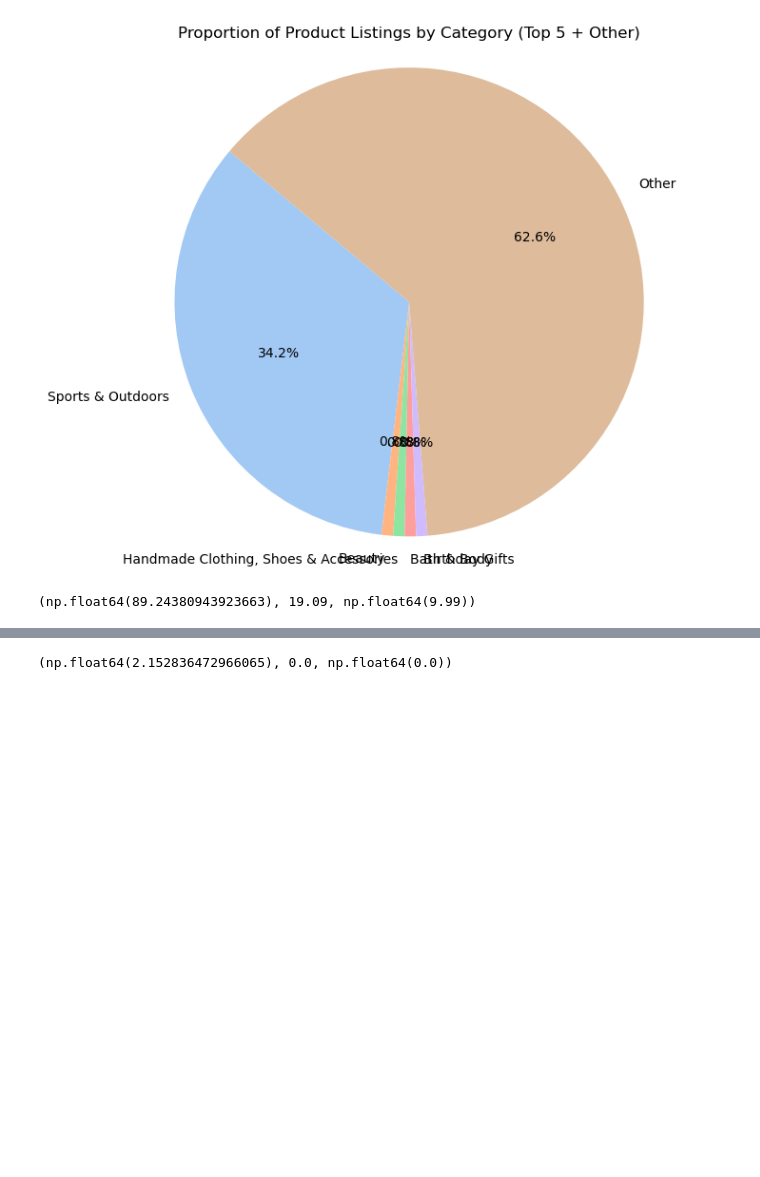
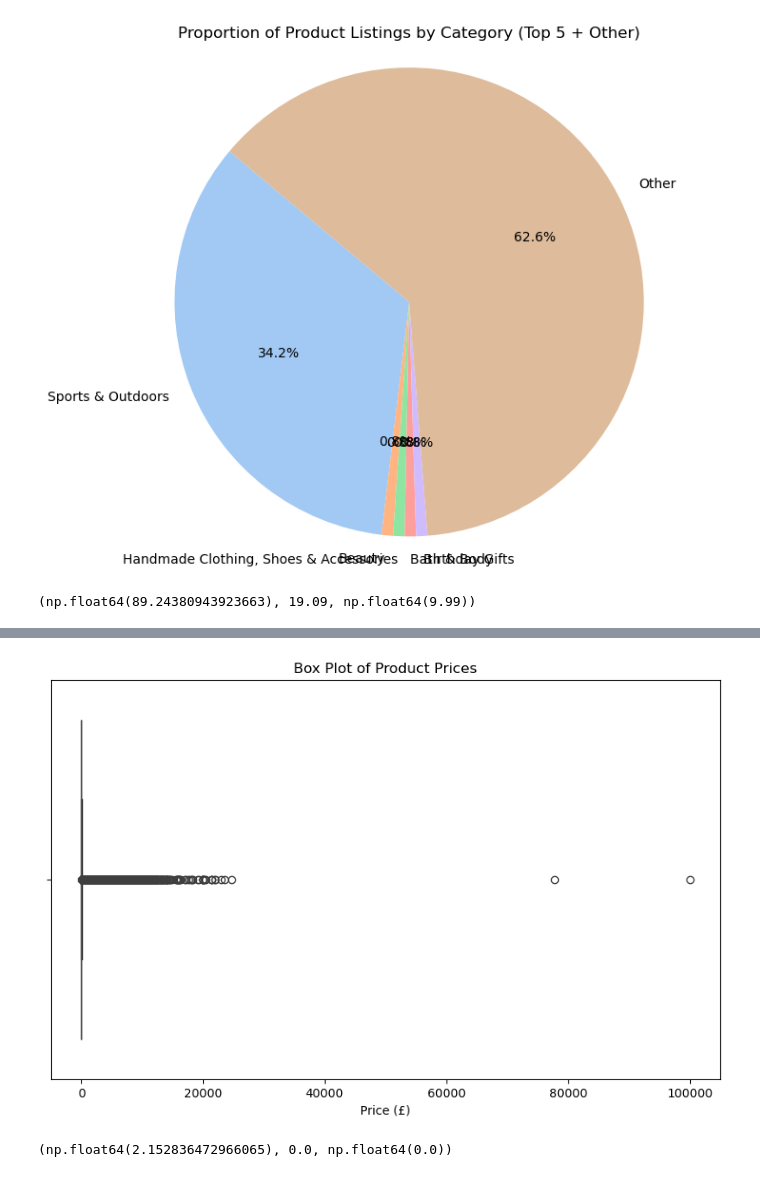
Before and after one commit to PARVINSUMI/lab-eda-univariate, a Jupyter notebook: lab_EDA.ipynb, the cells around one changed output, grey strips where cells are left out. Saved outputs shown, nothing was run; the diff lists cells and outputs as text; code cells hidden in the pictures; blank space fills up the shorter version.

```diff
--- a/lab_EDA.ipynb
+++ b/lab_EDA.ipynb
@@ -193,3 +205,11 @@ plt.show()
+# %%
+plt.figure(figsize=(10, 6))
+sns.boxplot(x=df['price'])
+plt.title('Box Plot of Product Prices')
+plt.xlabel('Price (£)')
+plt.show()
+# %% [output]
+[figure, added]
 # %%
 ### Part 3: Unpacking Product Ratings
 
```
Also changed, not shown: parts of 2 cells of this notebook.
